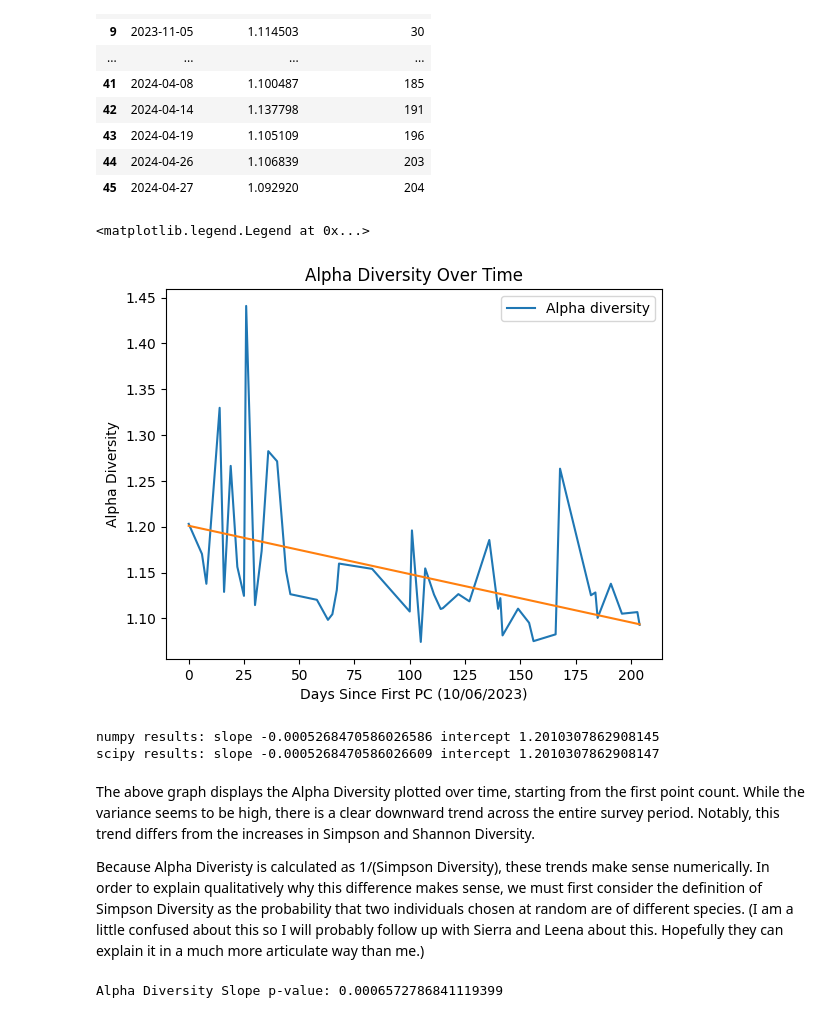
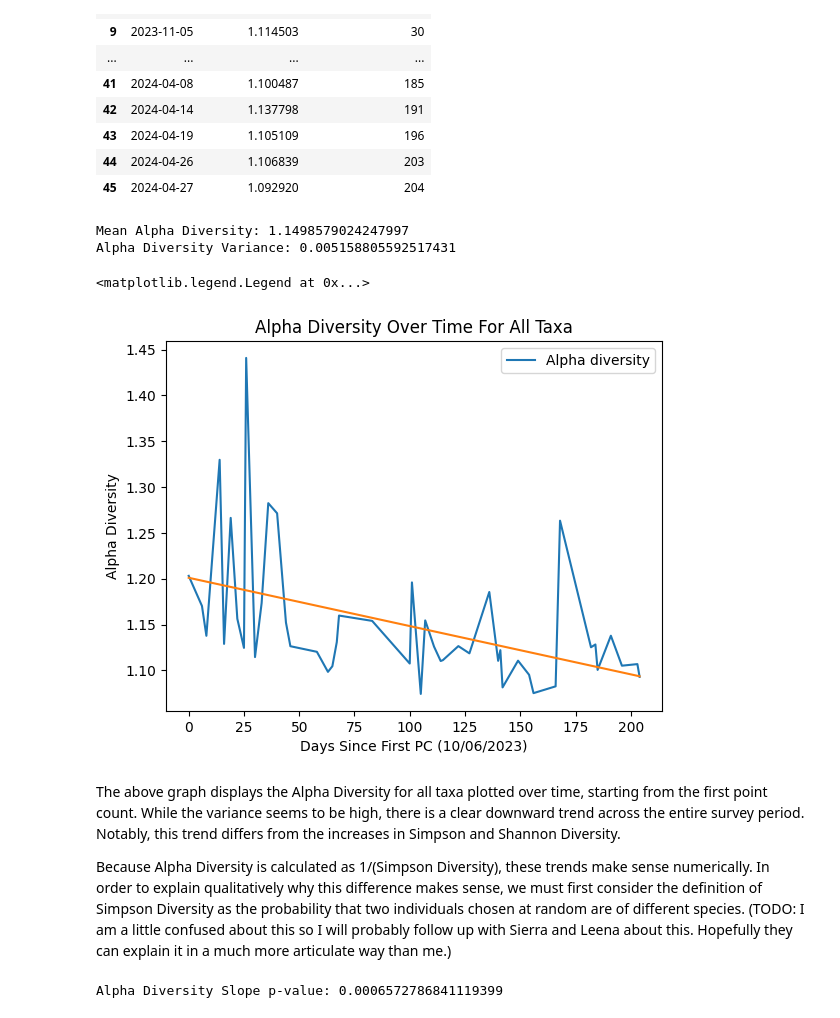
Before and after one commit to mmyen/bfb-babs-23-24, a Jupyter notebook: calculate-diversity-metrics.ipynb, the cells around one changed output. Drawn from its saved outputs; the diff is of its cells as text; code cells hidden in the pictures.

```diff
--- a/calculate-diversity-metrics.ipynb
+++ b/calculate-diversity-metrics.ipynb
@@ -305,37 +307,39 @@ alpha_diversity
 | 43 | 2024-04-19 | 1.105109 | 196 |
 | 44 | 2024-04-26 | 1.106839 | 203 |
 | 45 | 2024-04-27 | 1.092920 | 204 |
+# %%
+mean_alpha = np.mean(alpha_diversity['Alpha Diversity'])
+var_alpha = np.var(alpha_diversity['Alpha Diversity'])
+
+print("Mean Alpha Diversity:", mean_alpha)
+print("Alpha Diversity Variance:", var_alpha)
+# %% [output]
+Mean Alpha Diversity: 1.1498579024247997
+Alpha Diversity Variance: 0.005158805592517431
 # %%
 # Plot Alpha Diversity for each date, plus best fit line.
 # As described earlier, the scipy.stats.linregress method is used for easier downstream analysis.
 
 plt.plot(alpha_diversity['Days Since First PC'], alpha_diversity['Alpha Diversity'], label = "Alpha diversity")
 
 alpha_diversity_regression_results = scipy.stats.linregress(alpha_diversity['Days Since First PC'],
                                                             alpha_diversity['Alpha Diversity'],
                                                             alternative = 'less')
 alpha_m, alpha_b = alpha_diversity_regression_results.slope, alpha_diversity_regression_results.intercept
 plt.plot(alpha_diversity['Days Since First PC'],
          alpha_m * alpha_diversity['Days Since First PC'] + alpha_b)
 
-plt.title("Alpha Diversity Over Time")
+plt.title("Alpha Diversity Over Time For All Taxa")
 plt.xlabel("Days Since First PC (10/06/2023)")
 plt.ylabel("Alpha Diversity")
 plt.legend()
 # %% [output]
 <matplotlib.legend.Legend at 0x...>
-[figure, old version]
+[figure, new version]
-# %%
-np_alpha_m, np_alpha_b = np.polyfit(x = alpha_diversity['Days Since First PC'], y = alpha_diversity['Alpha Diversity'], deg = 1)
-print("numpy results: slope",np_alpha_m, "intercept",np_alpha_b)
-print("scipy results: slope",alpha_m, "intercept", alpha_b)
-# %% [output]
-numpy results: slope -0.0005268470586026586 intercept 1.2010307862908145
-scipy results: slope -0.0005268470586026609 intercept 1.2010307862908147
 # %% [markdown]
-The above graph displays the Alpha Diversity plotted over time, starting from the first point count. While the variance seems to be high, there is a clear downward trend across the entire survey period. Notably, this trend differs from the increases in Simpson and Shannon Diversity.
+The above graph displays the Alpha Diversity for all taxa plotted over time, starting from the first point count. While the variance seems to be high, there is a clear downward trend across the entire survey period. Notably, this trend differs from the increases in Simpson and Shannon Diversity.
 
-Because Alpha Diveristy is calculated as 1/(Simpson Diversity), these trends make sense numerically. In order to explain qualitatively why this difference makes sense, we must first consider the definition of Simpson Diversity as the probability that two individuals chosen at random are of different species. (I am a little confused about this so I will probably follow up with Sierra and Leena about this. Hopefully they can explain it in a much more articulate way than me.)
+Because Alpha Diversity is calculated as 1/(Simpson Diversity), these trends make sense numerically. In order to explain qualitatively why this difference makes sense, we must first consider the definition of Simpson Diversity as the probability that two individuals chosen at random are of different species. (TODO: I am a little confused about this so I will probably follow up with Sierra and Leena about this. Hopefully they can explain it in a much more articulate way than me.)
 # %%
 # Retrieve the p-value of the slope for alpha diversity
 print("Alpha Diversity Slope p-value:", alpha_diversity_regression_results.pvalue)
```
Also changed, not shown: parts of 35 cells of this notebook.
